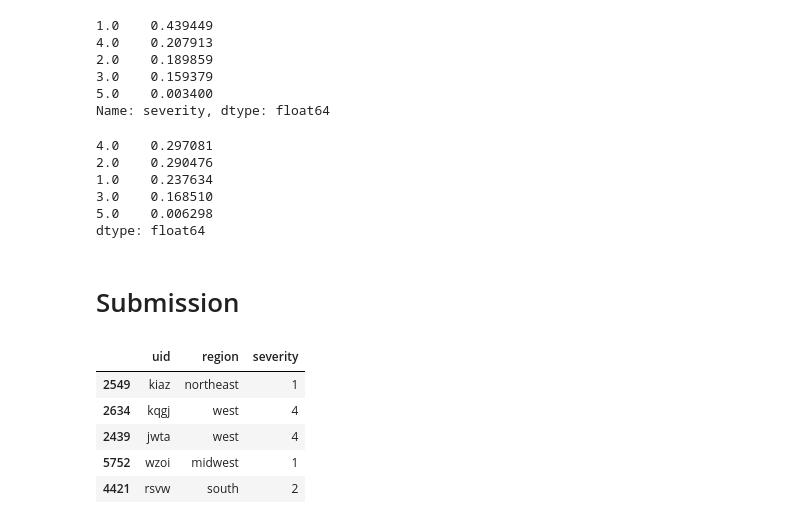
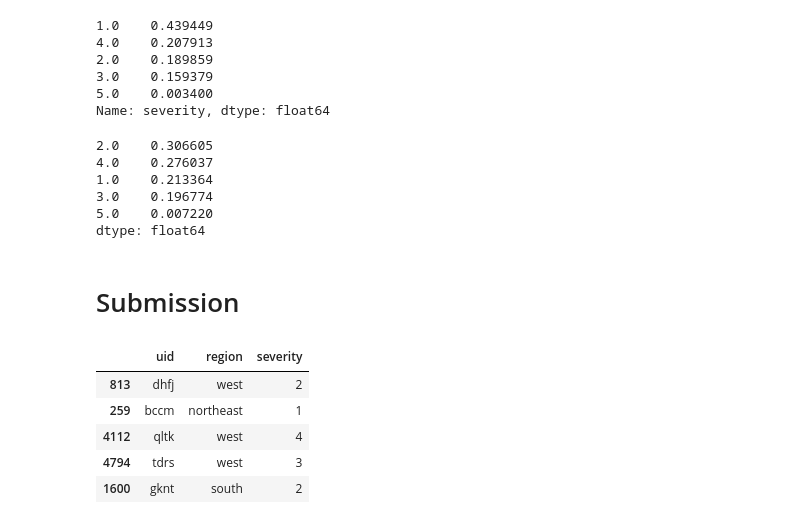
Before and after one commit to k-loki/Algal-bloom-Identification, a Jupyter notebook: notebooks/forgetall_restartagain.ipynb, the cells around one changed output. Drawn from its saved outputs; the diff is of its cells as text; code cells hidden in the pictures.

```diff
--- a/notebooks/forgetall_restartagain.ipynb
+++ b/notebooks/forgetall_restartagain.ipynb
@@ -874,11 +874,11 @@ data
 | 6864 | howu | 36.708500 | -121.749000 | 2021-12-29 | test | 2021 | 12 | 52 | 1 | west | NaN | ... |
 23570 rows × 18 columns
 # %%
-# data['rolling_severity_by_m'] = rolling_severity_by_m.droplevel(0).sort_index()
-# data['rolling_severity_by_r'] = rolling_severity_by_r.droplevel(0).sort_index()
-# data['rolling_severity_by_w'] = rolling_severity_by_w.droplevel(0).sort_index()
-# data['rolling_severity_by_y'] = rolling_severity_by_y.droplevel(0).sort_index()
-# data['rolling_severity'] = rolling_severity
+data['rolling_severity_by_m'] = rolling_severity_by_m.droplevel(0).sort_index()
+data['rolling_severity_by_r'] = rolling_severity_by_r.droplevel(0).sort_index()
+data['rolling_severity_by_w'] = rolling_severity_by_w.droplevel(0).sort_index()
+data['rolling_severity_by_y'] = rolling_severity_by_y.droplevel(0).sort_index()
+data['rolling_severity'] = rolling_severity
 
 data
 # %% [output]
@@ -1199,8 +1212,12 @@ Wall time: 6.75 s
 # %%
-# what the fucking fuck?!!!!
 
-all_train = all_data[all_data.split == 'train']
-all_test = all_data[all_data.split == 'test']
+# all_train = all_data[all_data.split == 'train']
+# all_test = all_data[all_data.split == 'test']
+
+
+
+all_train = data[data.split == 'train']
+all_test = data[data.split == 'test']
 
 all_train.region = all_train.region.map(reg_map)
 all_test.region = all_test.region.map(reg_map)
@@ -1261,22 +1276,22 @@ Name: severity, dtype: float64
 # %%
 pd.Series(test_preds).value_counts(normalize=True)
 # %% [output]
-4.0    0.297081
-2.0    0.290476
-1.0    0.237634
-3.0    0.168510
-5.0    0.006298
+2.0    0.306605
+4.0    0.276037
+1.0    0.213364
+3.0    0.196774
+5.0    0.007220
 dtype: float64
 # %% [markdown]
 # Submission
 # %%
 sub_format.severity = test_preds.astype(int)
 display(sub_format.sample(5))
-sub_format.to_csv('../submissions/to submit/xgbreg_rolling_cols_overfitted.csv', index=False)
+sub_format.to_csv('../submissions/to submit/xgbreg_rolling_grp_fts.csv', index=False)
 # %% [output]
 |  | uid | region | severity |
-| 2549 | kiaz | northeast | 1 |
-| 2634 | kqgj | west | 4 |
-| 2439 | jwta | west | 4 |
-| 5752 | wzoi | midwest | 1 |
-| 4421 | rsvw | south | 2 |
+| 813 | dhfj | west | 2 |
+| 259 | bccm | northeast | 1 |
+| 4112 | qltk | west | 4 |
+| 4794 | tdrs | west | 3 |
+| 1600 | gknt | south | 2 |
```
Also changed, not shown: parts of 13 cells of this notebook.
